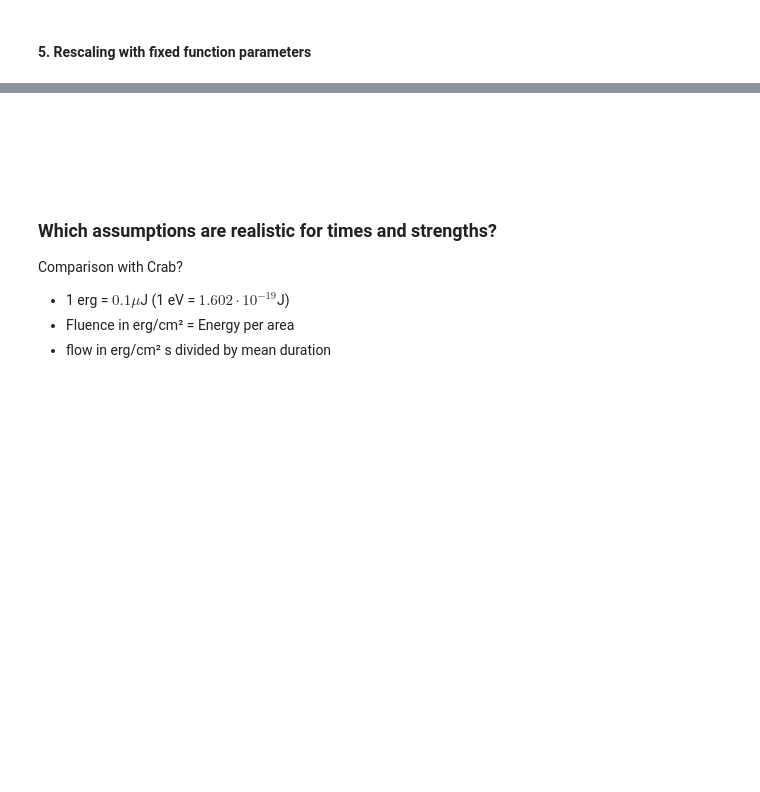
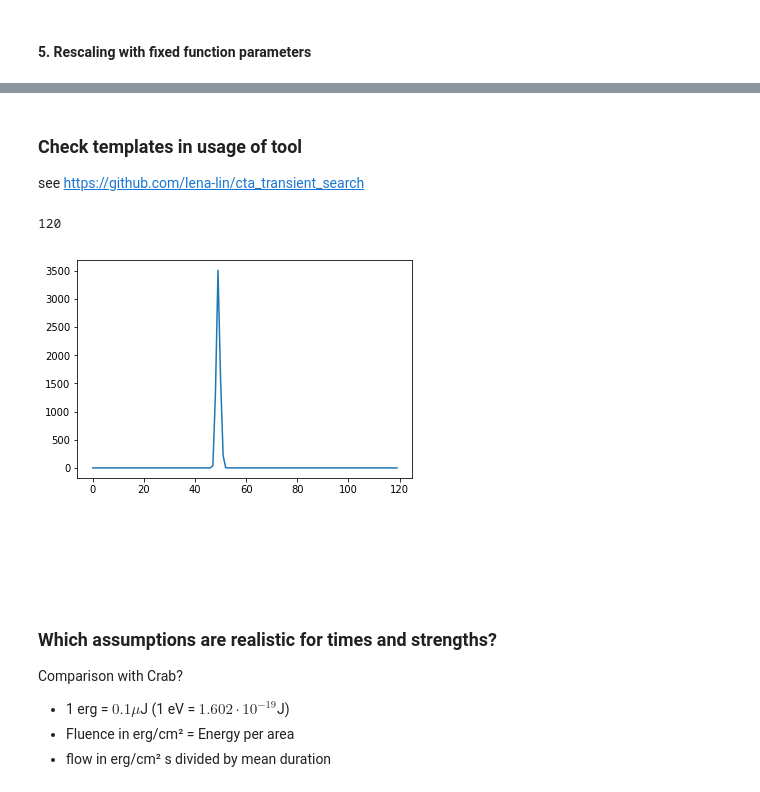
Before and after one commit to JanaMo/Project_Master, a Jupyter notebook: Lightcurve_Fit.ipynb, the cells around one changed output, grey strips where cells are left out. Saved outputs shown, nothing was run; the diff lists cells and outputs as text; code cells hidden in the pictures; blank space fills up the shorter version.

```diff
--- a/Lightcurve_Fit.ipynb
+++ b/Lightcurve_Fit.ipynb
@@ -685,3 +758,49 @@ plt.savefig('Plots/Lc_fits/New_Results_17.pdf')
+# %% [markdown]
+### Check templates in usage of tool
+
+see https://github.com/lena-lin/cta_transient_search
+# %%
+from astropy import table
+from astropy.table import Table
+table_alert = Table.read('/home/jana/Schreibtisch/Projekt_Master/cta_transient_search/build/n5_s120_trandom_alert.hdf5', path='data')
+
+transient =table_alert[1]
+ts = transient['trigger_index']
+rt, = np.where(np.diff(ts.astype(int)) == 1)
+rt
+
+cube = Table.read('/home/jana/Schreibtisch/Projekt_Master/cta_transient_search/build/n5_s120_trandom_cube.hdf5', path='data')
+trans = Table.read('/home/jana/Schreibtisch/Projekt_Master/cta_transient_search/build/n5_s120_trandom_trans.hdf5', path='data')
+dent = Table.read('/home/jana/Schreibtisch/Projekt_Master/cta_transient_search/build/n5_s120_trandom_denoised.hdf5', path='data')
+
+
+#cube = cube[2]
+trans = trans[2]
+den = dent[2]
+
+
+trans_factor = dent['cube_smoothed'].max(axis=2).max(axis=2)
+#plt.plot(trans_factor[2])
+
+trans['template'] # 2 = Exponential, 0/1 = Gaussian
+trans['start_flare']
+
+plt.plot(trans['timeseries'])
+#for i in range(0,len(cube['cube'])):
+    #plt.plot(i,cube['cube'][i].max(),'*',color='red')
+Cube = cube['cube'].max(axis=2).max(axis=2)
+#plt.plot(Cube[2])
+
+#for i in range(0, len(den['cube_smoothed'])):
+   # plt.plot(i,den['cube_smoothed'][i].max(),'*')
+
+
+len(den['cube_smoothed'])
+len(cube['cube'])
+len(trans['timeseries'])
+# %% [output]
+120
+[figure, added]
 # %% [markdown]
 <br> <br> <br> <br>
 
```
Also changed, not shown: parts of 9 cells of this notebook, 4 other files.
